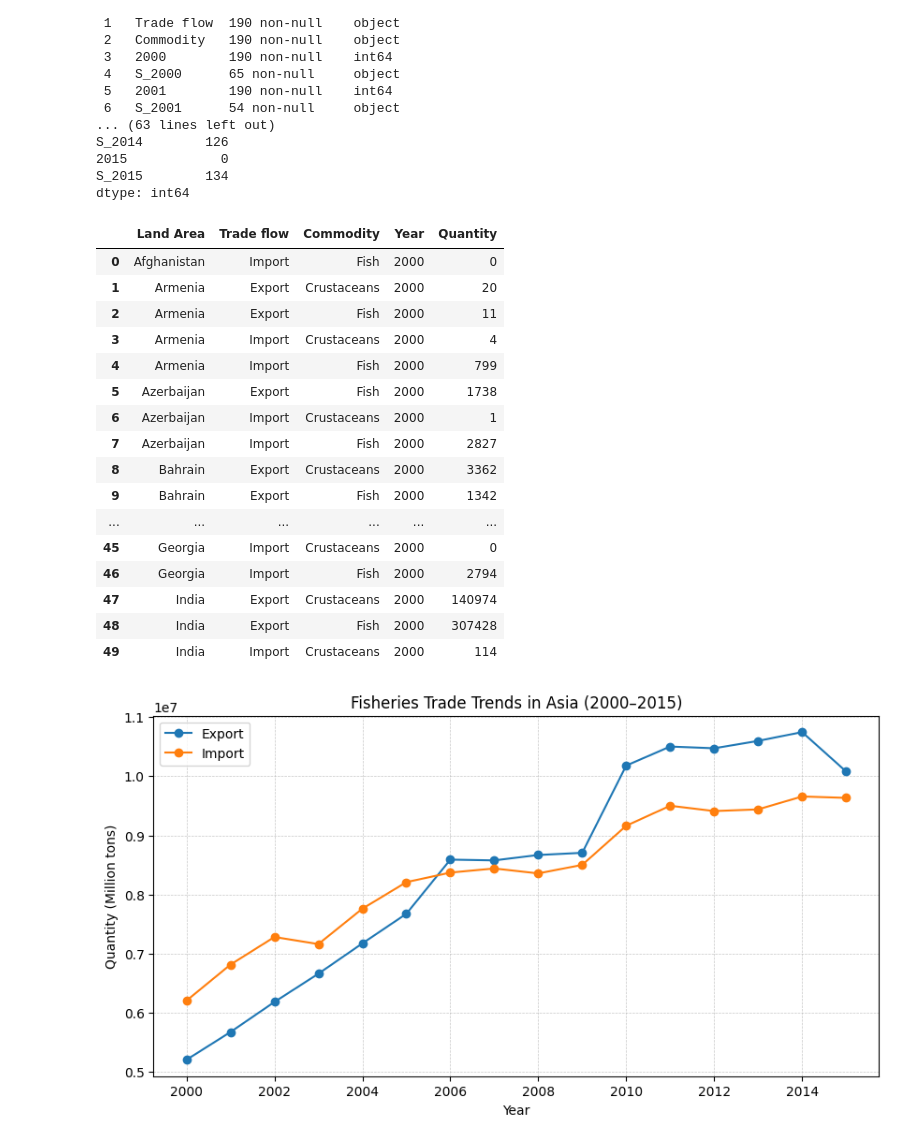
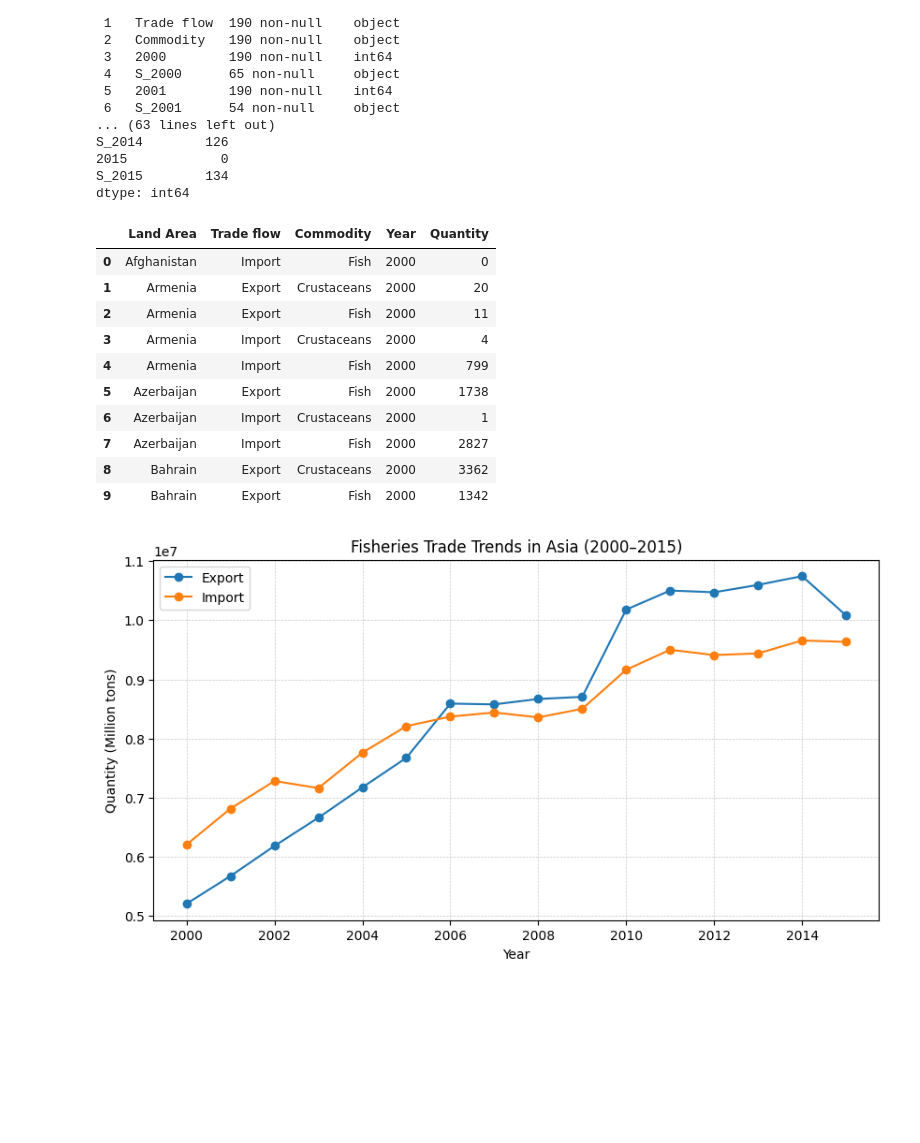
Before and after one commit to gunturrs/asian-fisheries-trade-analysis-granite, a Jupyter notebook: asian_fisheries_trade_analysis.ipynb, the cells around one changed output. Saved outputs shown, nothing was run; the diff lists cells and outputs as text; code cells hidden in the pictures; blank space fills up the shorter version.

```diff
--- a/asian_fisheries_trade_analysis.ipynb
+++ b/asian_fisheries_trade_analysis.ipynb
@@ -57,39 +57,33 @@ dtype: int64
 # %%
 # Data Cleaning
 
 # Hapus data di S_2000-S_2015
 df = df.drop(columns=[c for c in df.columns.map(str) if c.startswith("S_")])
 
 # Reshape Data
 df_long = df.melt(
     id_vars = ["Land Area", "Trade flow", "Commodity"],
     var_name = "Year",
     value_name = "Quantity"
 )
 
 # Ubah Tipe Data
 df_long["Year"] = df_long["Year"].astype(int)
 
 # Check Perubahan dari Reshape Data
-df_long.head(50)
+df_long.head(10)
 # %% [output]
 |  | Land Area | Trade flow | Commodity | Year | Quantity |
 | 0 | Afghanistan | Import | Fish | 2000 | 0 |
 | 1 | Armenia | Export | Crustaceans | 2000 | 20 |
 | 2 | Armenia | Export | Fish | 2000 | 11 |
 | 3 | Armenia | Import | Crustaceans | 2000 | 4 |
 | 4 | Armenia | Import | Fish | 2000 | 799 |
 | 5 | Azerbaijan | Export | Fish | 2000 | 1738 |
 | 6 | Azerbaijan | Import | Crustaceans | 2000 | 1 |
 | 7 | Azerbaijan | Import | Fish | 2000 | 2827 |
 | 8 | Bahrain | Export | Crustaceans | 2000 | 3362 |
 | 9 | Bahrain | Export | Fish | 2000 | 1342 |
-| ... | ... | ... | ... | ... | ... |
-| 45 | Georgia | Import | Crustaceans | 2000 | 0 |
-| 46 | Georgia | Import | Fish | 2000 | 2794 |
-| 47 | India | Export | Crustaceans | 2000 | 140974 |
-| 48 | India | Export | Fish | 2000 | 307428 |
-| 49 | India | Import | Crustaceans | 2000 | 114 |
 # %%
 # Exploratory Data Analysis (EDA)
 
```
Also changed, not shown: parts of 6 cells of this notebook.
